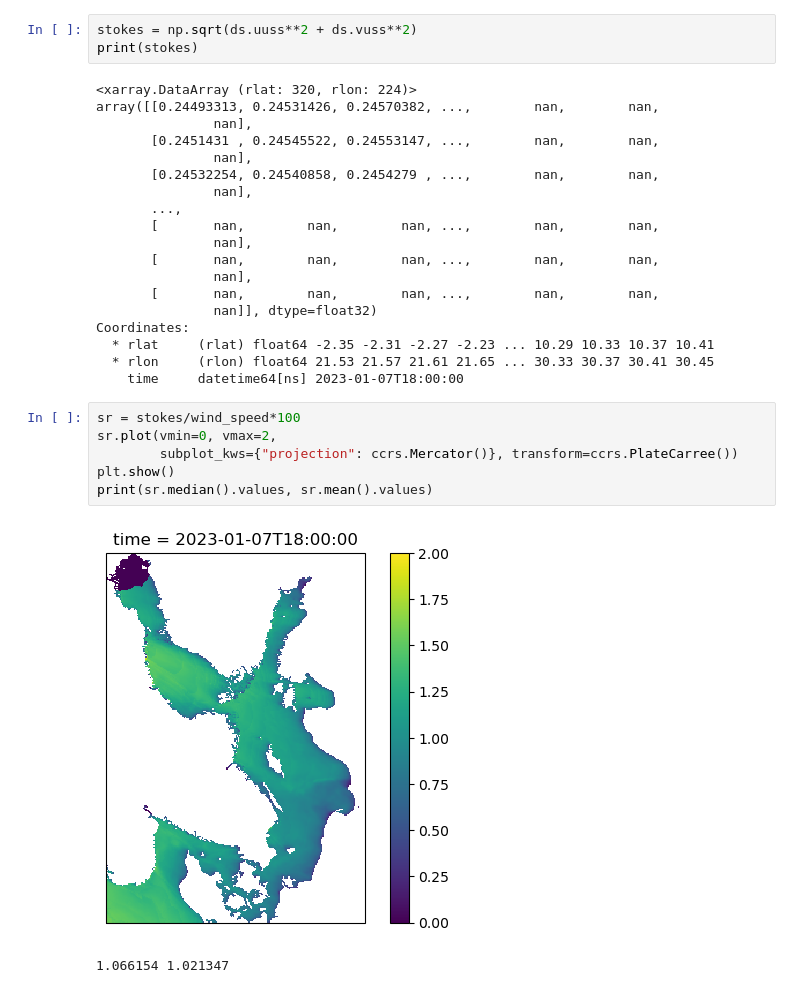
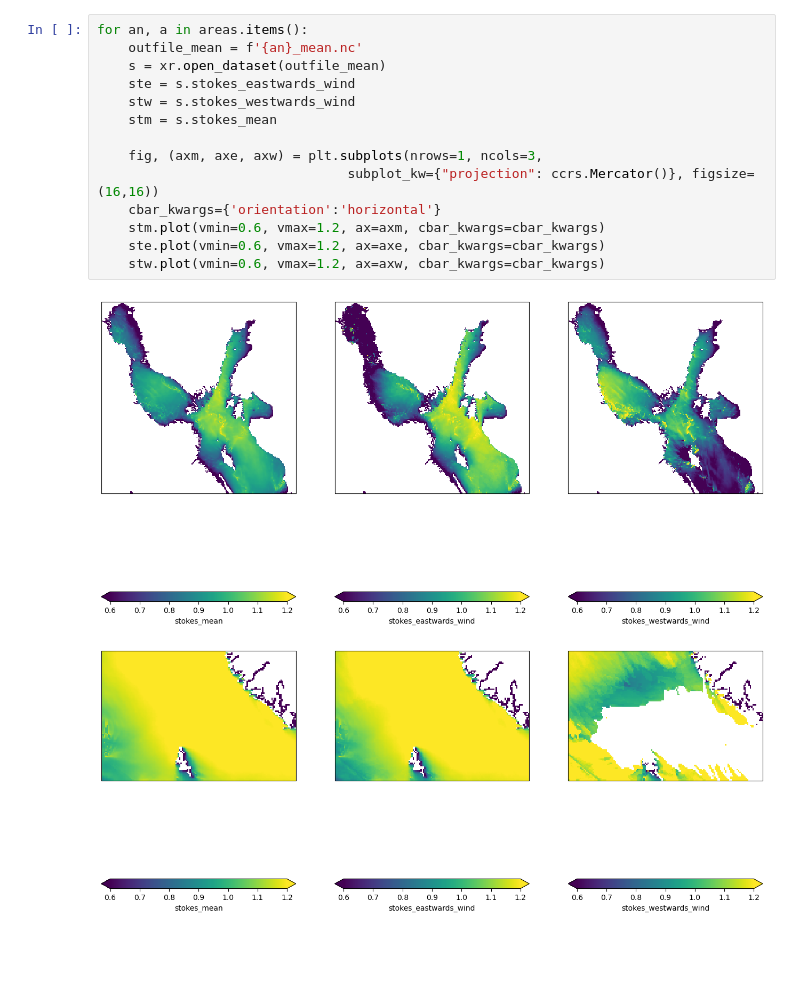
Before and after one commit to knutfrode/concepts, a Jupyter notebook: Stokes_drift_fraction_of_wind.ipynb, the cells around one changed output. Cells and saved outputs as stored; diff of their text form; blank space fills up the shorter version.

```diff
--- a/Stokes_drift_fraction_of_wind.ipynb
+++ b/Stokes_drift_fraction_of_wind.ipynb
@@ -78,32 +92,18 @@ plt.show()
-# %%
-stokes = np.sqrt(ds.uuss**2 + ds.vuss**2)
-print(stokes)
-# %% [output]
-<xarray.DataArray (rlat: 320, rlon: 224)>
-array([[0.24493313, 0.24531426, 0.24570382, ...,        nan,        nan,
-               nan],
-       [0.2451431 , 0.24545522, 0.24553147, ...,        nan,        nan,
-               nan],
-       [0.24532254, 0.24540858, 0.2454279 , ...,        nan,        nan,
-               nan],
-       ...,
-       [       nan,        nan,        nan, ...,        nan,        nan,
-               nan],
-       [       nan,        nan,        nan, ...,        nan,        nan,
-               nan],
-       [       nan,        nan,        nan, ...,        nan,        nan,
-               nan]], dtype=float32)
-Coordinates:
-  * rlat     (rlat) float64 -2.35 -2.31 -2.27 -2.23 ... 10.29 10.33 10.37 10.41
-  * rlon     (rlon) float64 21.53 21.57 21.61 21.65 ... 30.33 30.37 30.41 30.45
-    time     datetime64[ns] 2023-01-07T18:00:00
-# %%
-sr = stokes/wind_speed*100
-sr.plot(vmin=0, vmax=2,
-        subplot_kws={"projection": ccrs.Mercator()}, transform=ccrs.PlateCarree())
-plt.show()
-print(sr.median().values, sr.mean().values)
-# %% [output]
-[figure, removed]
-1.066154 1.021347
+# %%
+for an, a in areas.items():
+    outfile_mean = f'{an}_mean.nc'
+    s = xr.open_dataset(outfile_mean)
+    ste = s.stokes_eastwards_wind
+    stw = s.stokes_westwards_wind
+    stm = s.stokes_mean
+
+    fig, (axm, axe, axw) = plt.subplots(nrows=1, ncols=3,
+                                subplot_kw={"projection": ccrs.Mercator()}, figsize=(16,16))
+    cbar_kwargs={'orientation':'horizontal'}
+    stm.plot(vmin=0.6, vmax=1.2, ax=axm, cbar_kwargs=cbar_kwargs)
+    ste.plot(vmin=0.6, vmax=1.2, ax=axe, cbar_kwargs=cbar_kwargs)
+    stw.plot(vmin=0.6, vmax=1.2, ax=axw, cbar_kwargs=cbar_kwargs)
+# %% [output]
+[figure, added]
+[figure, added]
 # %%
```
Also changed, not shown: parts of 10 cells of this notebook, 1 other file.
